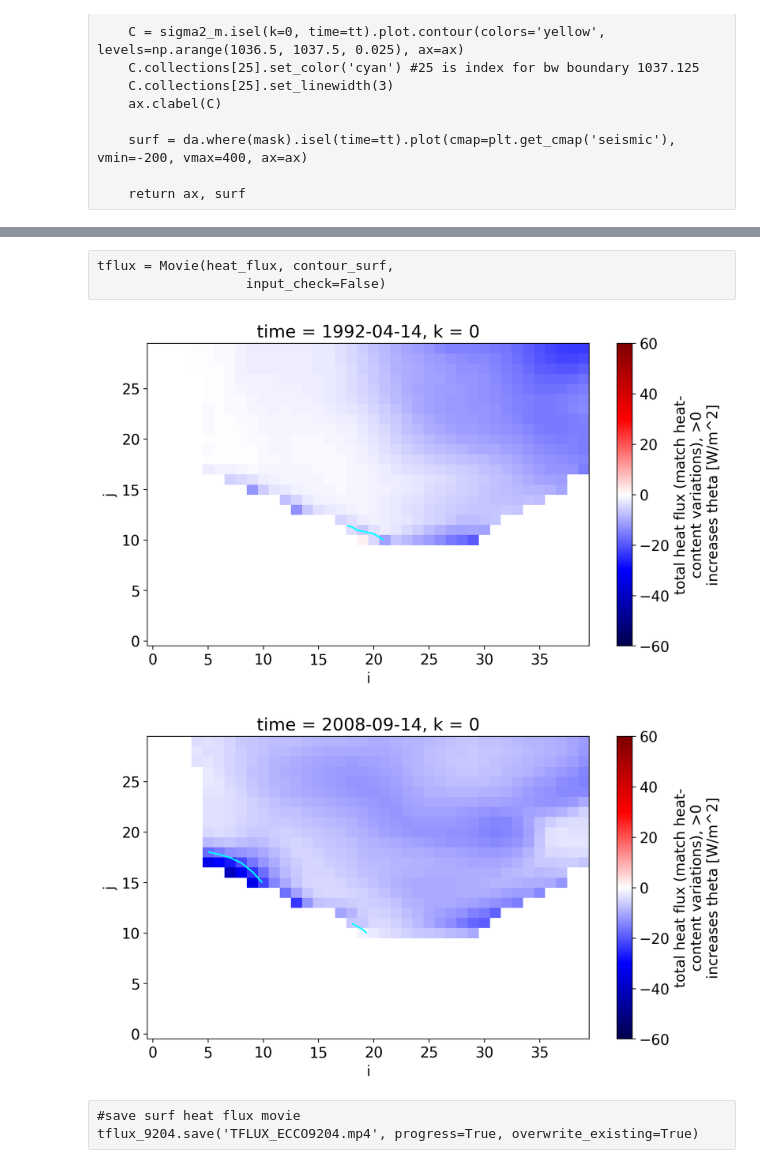
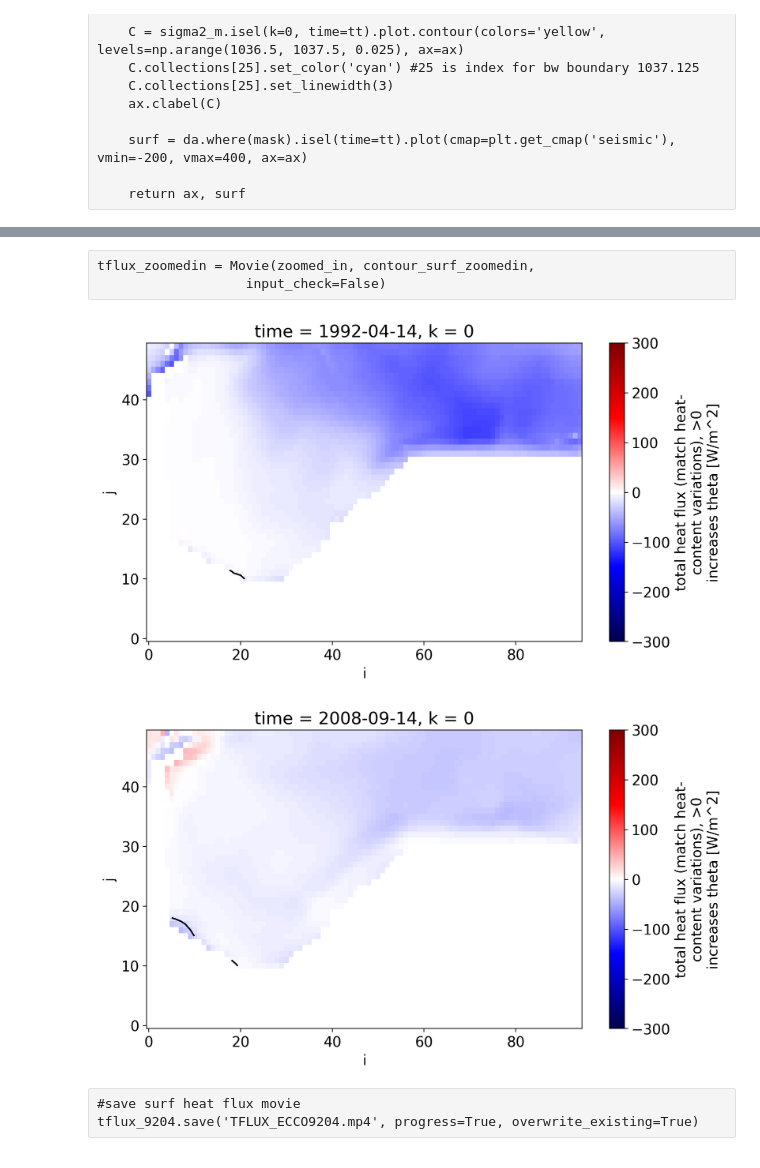
Before and after one commit to ocean-transport/WMT-project, a Jupyter notebook: ECCO-budgets/surf-heat-flux.ipynb, the cells around one changed output, grey strips where cells are left out. Drawn from its saved outputs; the diff is of its cells as text; code cells hidden in the pictures.

Commit message:
made new movie of entire wg region, polynya 2004-2007

```diff
--- a/ECCO-budgets/surf-heat-flux.ipynb
+++ b/ECCO-budgets/surf-heat-flux.ipynb
@@ -225,17 +140,0 @@ ds_tmp.surface_flux_conv_TH.where(mask).isel(k=0, time=0).plot()
-# %%
-def contour_surf(da, fig, tt, *args, **kwargs):
-
-    ax = fig.subplots()
-
-    C = sigma2_m.isel(k=0, time=tt).plot.contour(colors='yellow', levels=np.arange(1036.5, 1037.5, 0.025), ax=ax)
-    C.collections[25].set_color('cyan') #25 is index for bw boundary 1037.125
-    C.collections[25].set_linewidth(3)
-    ax.clabel(C)
-
-    surf = da.where(mask).isel(k=0, time=tt).plot(cmap=plt.get_cmap('seismic'), ax=ax)
-
-    return ax, surf
-# %%
-fig = plt.figure(figsize= (10, 5))
-
-contour_surf(ds_tmp.surface_flux_conv_TH, fig, 100)
@@ -421,11 +334,11 @@ def contour_surf(da, fig, tt, *args, **kwargs):
 
     ax = fig.subplots()
 
-    sigma2_m.isel(i=slice(0,40), j=slice(0,30), k=0, time=tt).plot.contour(colors='cyan', levels=[1037.125], linewidth=4, label='', ax=ax)
+    sigma2_m.isel(k=0, time=tt).plot.contour(colors='k', levels=[1037.125], linewidth=8, label='', ax=ax)
     #C.collections[0].set_color('cyan') #25 is index for bw boundary 1037.125
     C.collections[0].set_linewidth(3)
     #ax.clabel(C)
 
-    surf = da.where(mask.isel(i=slice(0,40), j=slice(0,30))).isel(time=tt).plot(cmap=plt.get_cmap('seismic'), vmin=-60, vmax=60, ax=ax)
+    surf = da.isel(time=tt).plot(cmap=plt.get_cmap('seismic'), vmin=-300, vmax=300, ax=ax)
 
     return ax, surf
@@ -440,3 +365,0 @@ contour_surf(zoomed_in, fig, 100)
-# %% [raw]
-tflux = Movie(heat_flux, contour_surf,
-                   input_check=False)
@@ -446,11 +366,17 @@ tflux_zoomedin = Movie(zoomed_in, contour_surf,
+# %%
+tflux = Movie(heat_flux, contour_surf,
+                   input_check=False)
+# %% [raw]
+tflux_zoomedin = Movie(zoomed_in, contour_surf_zoomedin,
+                   input_check=False)
 # %%
-tflux_zoomedin.preview(3)
+tflux.preview(3)
 # %% [output]
-[figure, old version]
+[figure, new version]
 # %%
-tflux_zoomedin.preview(200)
+tflux.preview(200)
 # %% [output]
-[figure, old version]
+[figure, new version]
 # %% [raw]
 #save surf heat flux movie
 tflux_9204.save('TFLUX_ECCO9204.mp4', progress=True, overwrite_existing=True)
```
Also changed, not shown: parts of 54 cells of this notebook.
